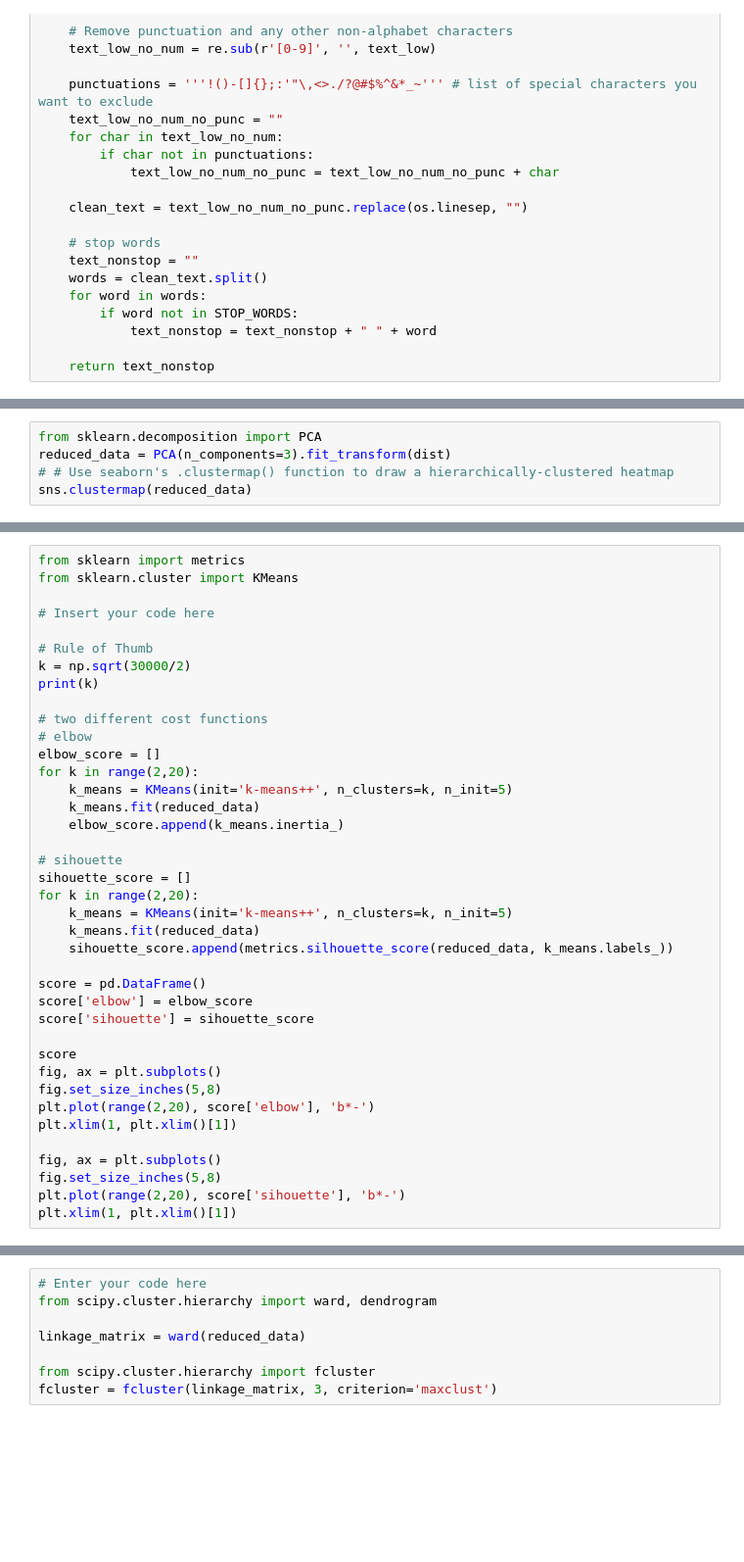
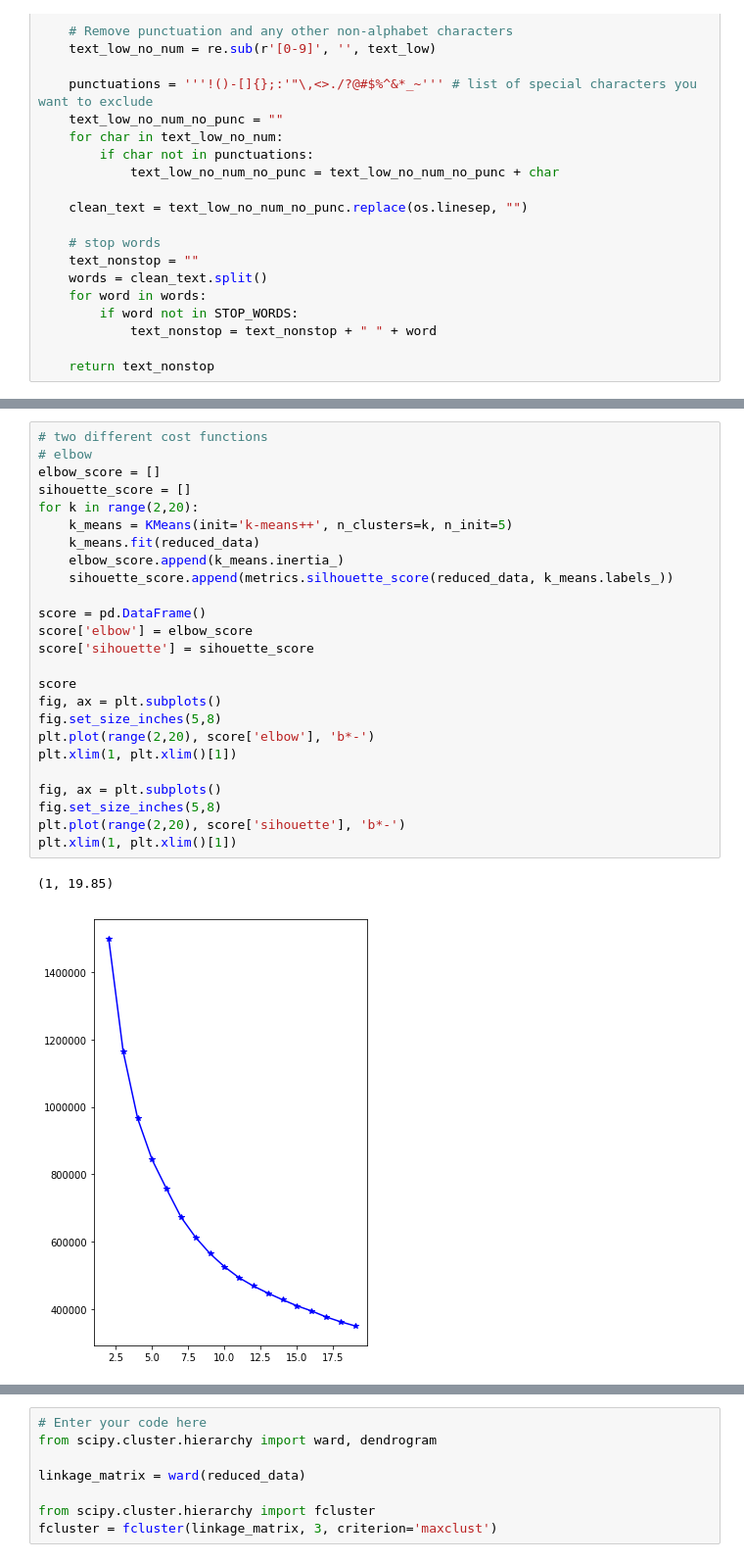
Before and after one commit to JaneYum/MachineLearning_Project, a Jupyter notebook: final.ipynb, the cells around one changed output, grey strips where cells are left out. Shown: that part at 98% size. Cells and saved outputs as stored; diff of their text form; blank space fills up the shorter version.

```diff
--- a/final.ipynb
+++ b/final.ipynb
@@ -87,5 +93,0 @@ sns.clustermap(reduced_data)
-# %%
-from sklearn.decomposition import PCA
-reduced_data = PCA(n_components=3).fit_transform(dist)
-# # Use seaborn's .clustermap() function to draw a hierarchically-clustered heatmap
-sns.clustermap(reduced_data)
@@ -92,39 +105,28 @@ sns.clustermap(reduced_data)
 # %%
-from sklearn import metrics
-from sklearn.cluster import KMeans
-
-# Insert your code here
-
-# Rule of Thumb
-k = np.sqrt(30000/2)
-print(k)
-
 # two different cost functions
 # elbow
 elbow_score = []
+sihouette_score = []
 for k in range(2,20):
     k_means = KMeans(init='k-means++', n_clusters=k, n_init=5)
     k_means.fit(reduced_data)
     elbow_score.append(k_means.inertia_)
-
-# sihouette
-sihouette_score = []
-for k in range(2,20):
-    k_means = KMeans(init='k-means++', n_clusters=k, n_init=5)
-    k_means.fit(reduced_data)
     sihouette_score.append(metrics.silhouette_score(reduced_data, k_means.labels_))
 
 score = pd.DataFrame()
 score['elbow'] = elbow_score
 score['sihouette'] = sihouette_score
 
 score
 fig, ax = plt.subplots()
 fig.set_size_inches(5,8)
 plt.plot(range(2,20), score['elbow'], 'b*-')
 plt.xlim(1, plt.xlim()[1])
 
 fig, ax = plt.subplots()
 fig.set_size_inches(5,8)
 plt.plot(range(2,20), score['sihouette'], 'b*-')
 plt.xlim(1, plt.xlim()[1])
+# %% [output]
+(1, 19.85)
+[figure, added]
```
Also changed, not shown: parts of 68 cells of this notebook, 1 other file.
